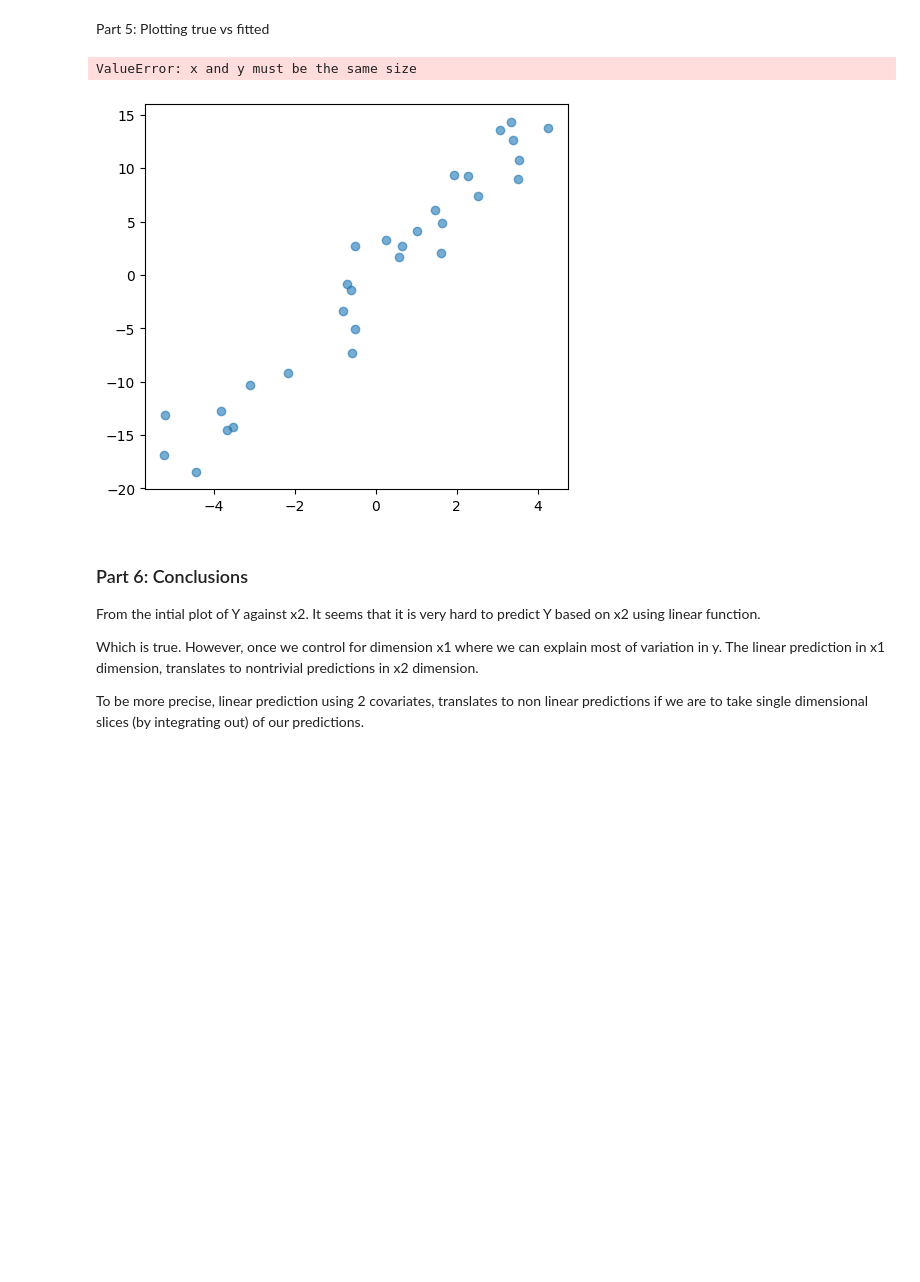
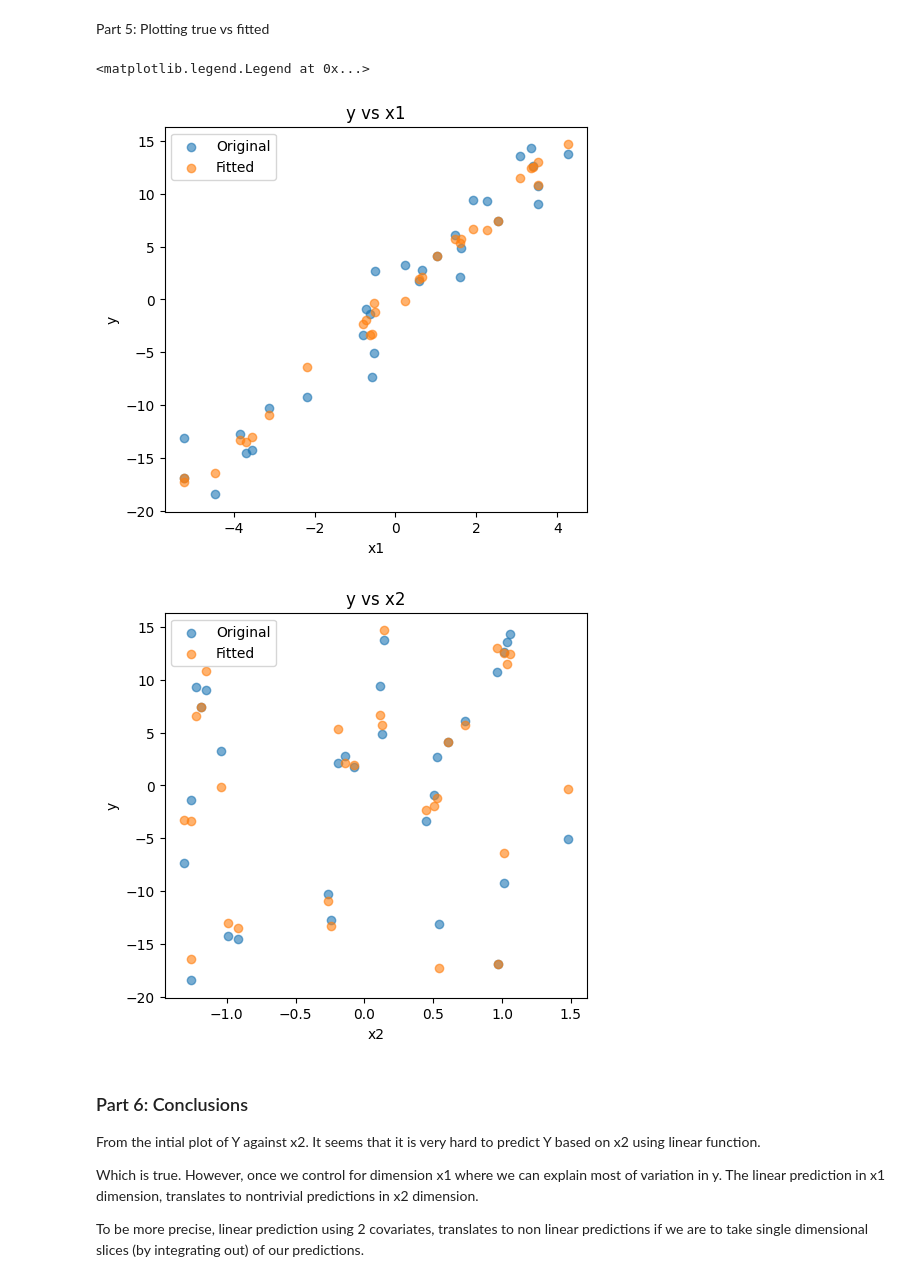
Before and after one commit to Nurdaylight/An-Econ-771, a Jupyter notebook: PS1/ps1_Nurdaulet_Menglibayev.ipynb, the cells around one changed output. Drawn from its saved outputs; the diff is of its cells as text; code cells hidden in the pictures; blank space fills up the shorter version.

```diff
--- a/PS1/ps1_Nurdaulet_Menglibayev.ipynb
+++ b/PS1/ps1_Nurdaulet_Menglibayev.ipynb
@@ -114,30 +114,31 @@ R^2 centered :  0.9494905591306025
 # %% [markdown]
 Part 5: Plotting true vs fitted
 # %%
-import matplotlib.pyplot as plt
+#
 
 plt.figure(figsize=(12, 5))
 
 plt.subplot(1, 2, 1)
 plt.scatter(x1, y, label='Original', alpha=0.6)
-plt.scatter(x1, yhat, label='Fitted', alpha=0.6)
+plt.scatter(x1, [(a*beta1+b*beta2)for a, b in zip(x1, x2)], label='Fitted', alpha=0.6)
 plt.xlabel('x1')
 plt.ylabel('y')
 plt.title('y vs x1')
 plt.legend()
 
 plt.figure(figsize=(12, 5))
 
 plt.subplot(1, 2, 1)
 plt.scatter(x2, y, label='Original', alpha=0.6)
-plt.scatter(x2, yhat, label='Fitted', alpha=0.6)
+plt.scatter(x2, [a*beta1+b*beta2 for a, b in zip(x1, x2)], label='Fitted', alpha=0.6)
 plt.xlabel('x2')
 plt.ylabel('y')
 plt.title('y vs x2')
 plt.legend()
 # %% [output]
-ValueError: x and y must be the same size
+<matplotlib.legend.Legend at 0x...>
-[figure, old version]
+[figure, new version]
+[figure, added]
 # %% [markdown]
 ### Part 6: Conclusions
 
```
Also changed, not shown: parts of 4 cells of this notebook.
